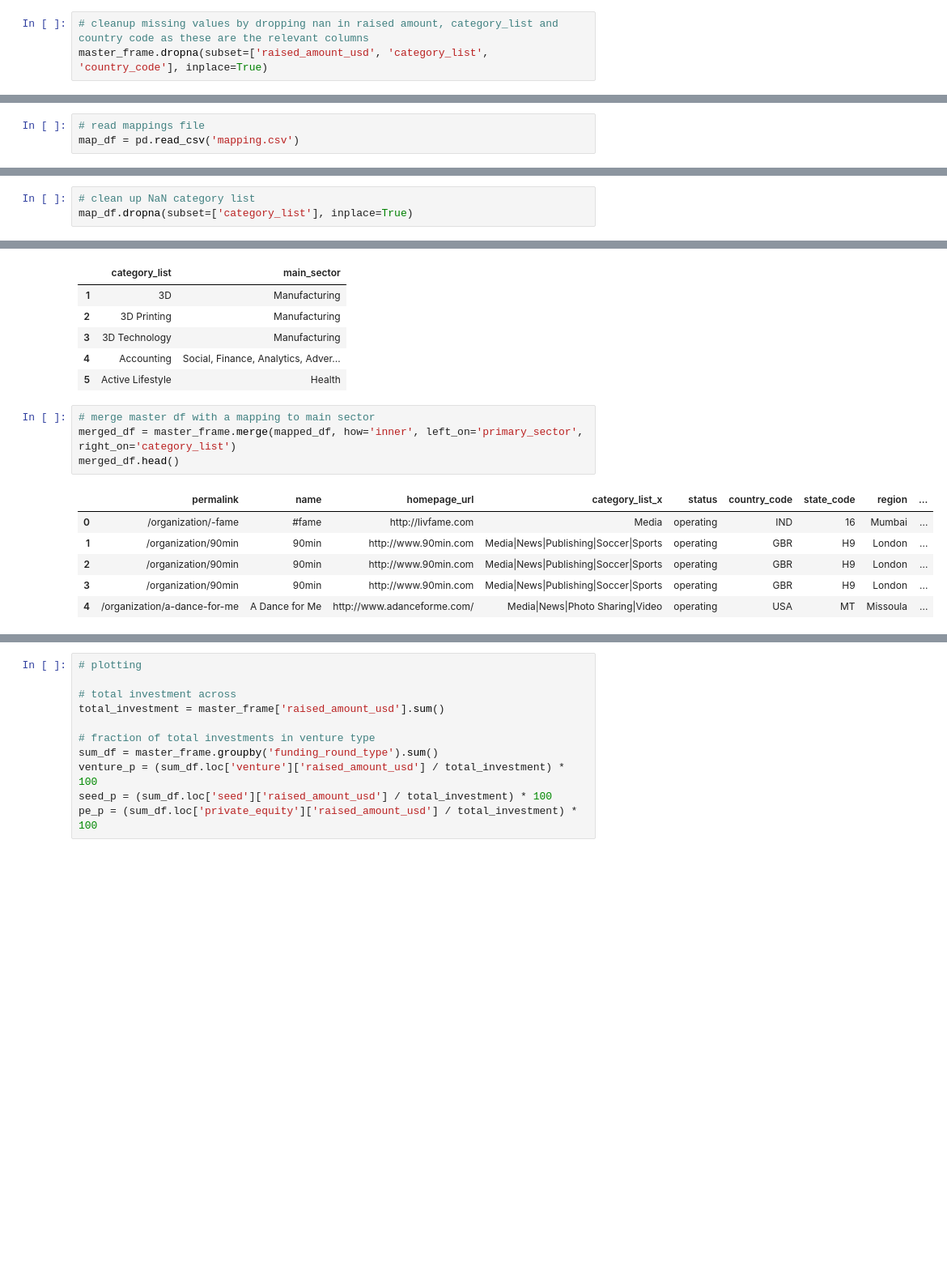
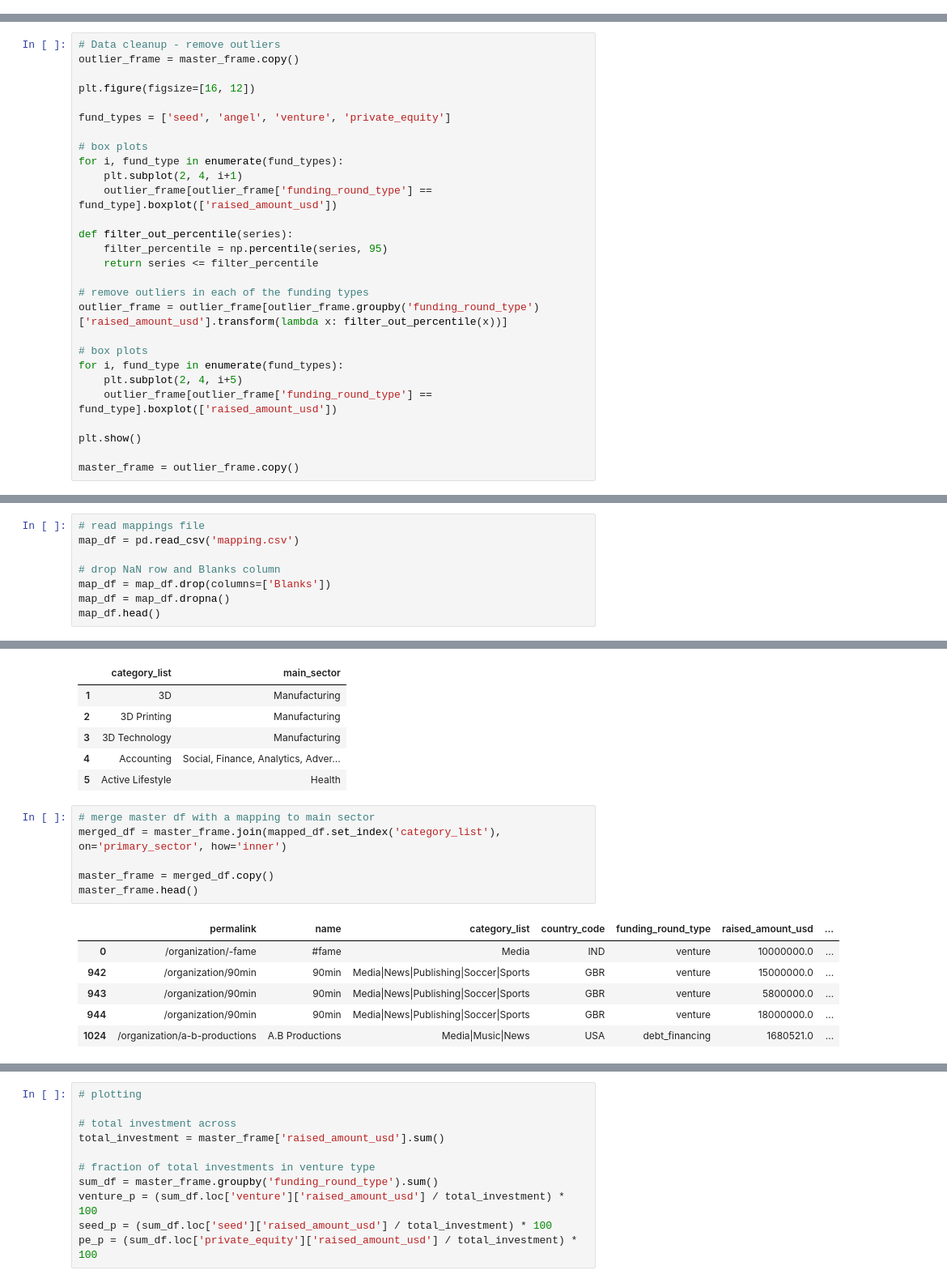
Before and after one commit to Shakeebbk/spark_funds_data_analysis, a Jupyter notebook: Solution.ipynb, the cells around one changed output, grey strips where cells are left out. Shown at 81% size. Drawn from its saved outputs; the diff is of its cells as text; blank space fills up the shorter version.

```diff
--- a/Solution.ipynb
+++ b/Solution.ipynb
@@ -89,4 +97 @@ raised_amount_usd          17.386160
 dtype: float64
-# %%
-# cleanup missing values by dropping nan in raised amount, category_list and country code as these are the relevant columns
-master_frame.dropna(subset=['raised_amount_usd', 'category_list', 'country_code'], inplace=True)
@@ -129,0 +131,28 @@ Average funding amount of private_equity type:73938486.28
+# %%
+# Data cleanup - remove outliers
+outlier_frame = master_frame.copy()
+
+plt.figure(figsize=[16, 12])
+
+fund_types = ['seed', 'angel', 'venture', 'private_equity']
+
+# box plots
+for i, fund_type in enumerate(fund_types):
+    plt.subplot(2, 4, i+1)
+    outlier_frame[outlier_frame['funding_round_type'] == fund_type].boxplot(['raised_amount_usd'])
+
+def filter_out_percentile(series):
+    filter_percentile = np.percentile(series, 95)
+    return series <= filter_percentile
+
+# remove outliers in each of the funding types
+outlier_frame = outlier_frame[outlier_frame.groupby('funding_round_type')['raised_amount_usd'].transform(lambda x: filter_out_percentile(x))]
+
+# box plots
+for i, fund_type in enumerate(fund_types):
+    plt.subplot(2, 4, i+5)
+    outlier_frame[outlier_frame['funding_round_type'] == fund_type].boxplot(['raised_amount_usd'])
+
+plt.show()
+
+master_frame = outlier_frame.copy()
@@ -147,3 +238,8 @@ top9
 # %%
 # read mappings file
 map_df = pd.read_csv('mapping.csv')
+
+# drop NaN row and Blanks column
+map_df = map_df.drop(columns=['Blanks'])
+map_df = map_df.dropna()
+map_df.head()
@@ -174,3 +252,0 @@ dtype: float64
-# %%
-# clean up NaN category list
-map_df.dropna(subset=['category_list'], inplace=True)
@@ -219,12 +281,14 @@ mapped_df.head()
 | 5 | Active Lifestyle | Health |
 # %%
 # merge master df with a mapping to main sector
-merged_df = master_frame.merge(mapped_df, how='inner', left_on='primary_sector', right_on='category_list')
-merged_df.head()
+merged_df = master_frame.join(mapped_df.set_index('category_list'), on='primary_sector', how='inner')
+
+master_frame = merged_df.copy()
+master_frame.head()
 # %% [output]
-|  | permalink | name | homepage_url | category_list_x | status | country_code | state_code | region | ... |
-| 0 | /organization/-fame | #fame | http://livfame.com | Media | operating | IND | 16 | Mumbai | ... |
-| 1 | /organization/90min | 90min | http://www.90min.com | Media|News|Publishing|Soccer|Sports | operating | GBR | H9 | London | ... |
-| 2 | /organization/90min | 90min | http://www.90min.com | Media|News|Publishing|Soccer|Sports | operating | GBR | H9 | London | ... |
-| 3 | /organization/90min | 90min | http://www.90min.com | Media|News|Publishing|Soccer|Sports | operating | GBR | H9 | London | ... |
-| 4 | /organization/a-dance-for-me | A Dance for Me | http://www.adanceforme.com/ | Media|News|Photo Sharing|Video | operating | USA | MT | Missoula | ... |
+|  | permalink | name | category_list | country_code | funding_round_type | raised_amount_usd | ... |
+| 0 | /organization/-fame | #fame | Media | IND | venture | 10000000.0 | ... |
+| 942 | /organization/90min | 90min | Media|News|Publishing|Soccer|Sports | GBR | venture | 15000000.0 | ... |
+| 943 | /organization/90min | 90min | Media|News|Publishing|Soccer|Sports | GBR | venture | 5800000.0 | ... |
+| 944 | /organization/90min | 90min | Media|News|Publishing|Soccer|Sports | GBR | venture | 18000000.0 | ... |
+| 1024 | /organization/a-b-productions | A.B Productions | Media|Music|News | USA | debt_financing | 1680521.0 | ... |
```
Also changed, not shown: parts of 40 cells of this notebook, 2 other files.
